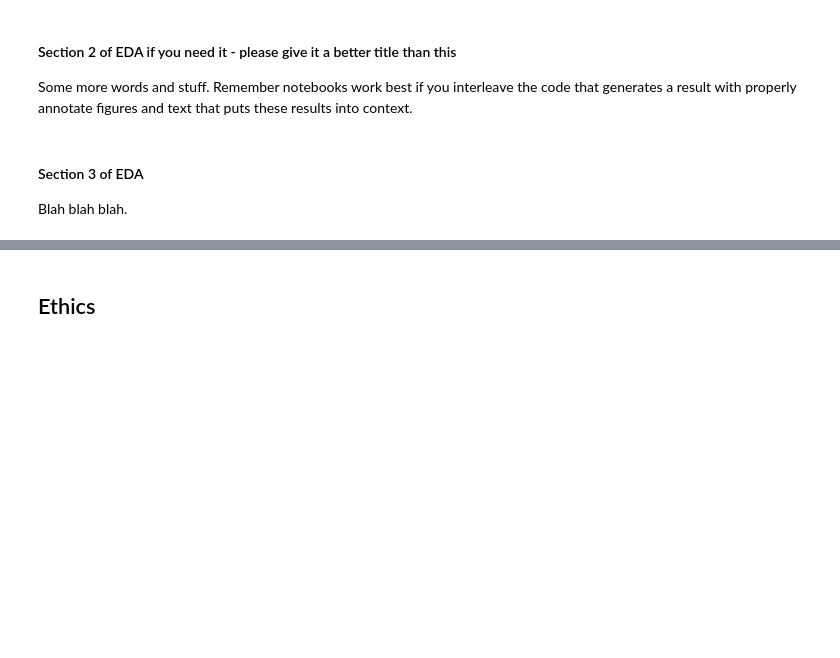
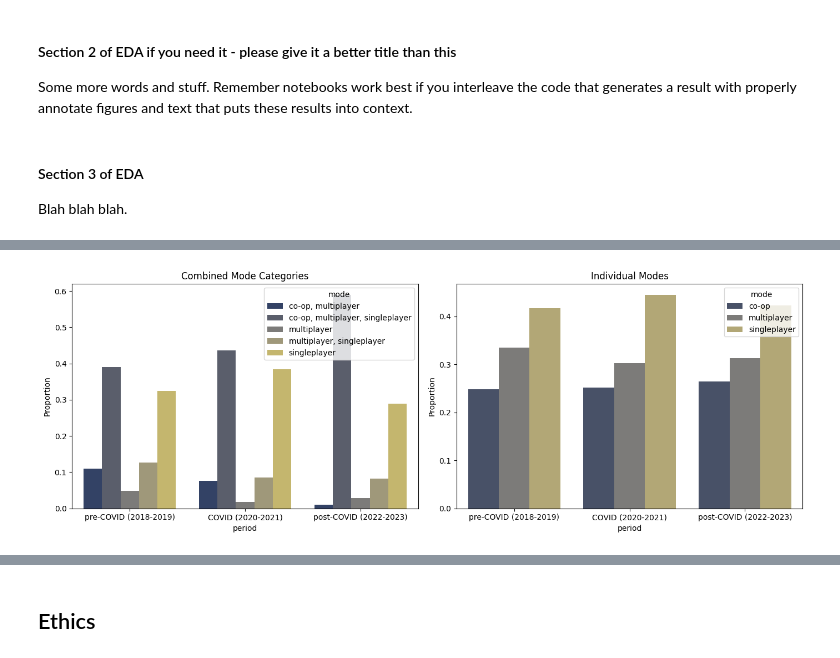
Before and after one commit to COGS108/Group038_WI26, a Jupyter notebook: 02-EDACheckpoint.ipynb, the cells around one changed output, grey strips where cells are left out. Drawn from its saved outputs; the diff is of its cells as text; code cells hidden in the pictures; blank space fills up the shorter version.

```diff
--- a/02-EDACheckpoint.ipynb
+++ b/02-EDACheckpoint.ipynb
@@ -196,0 +195,19 @@ g3.legend(loc='upper left')
+# %%
+period_prop_combined = period_proportion(df)
+order = ["pre-COVID (2018-2019)", "COVID (2020-2021)", "post-COVID (2022-2023)"]
+
+fig, (ax1, ax2) = plt.subplots(1, 2, figsize=(14, 5))
+
+sns.barplot(data=period_prop_combined, x='period', y='proportion', hue='mode', order=order, palette='cividis', ax=ax1)
+ax1.set_title("Combined Mode Categories")
+ax1.set_ylabel("Proportion")
+
+period_prop_individual = period_proportion(df_individual)
+sns.barplot(data=period_prop_individual, x='period', y='proportion', hue='mode', order=order, palette='cividis', ax=ax2)
+ax2.set_title("Individual Modes")
+ax2.set_ylabel("Proportion")
+
+plt.tight_layout()
+plt.show()
+# %% [output]
+[figure, added]
```
Also changed, not shown: parts of 10 cells of this notebook.
